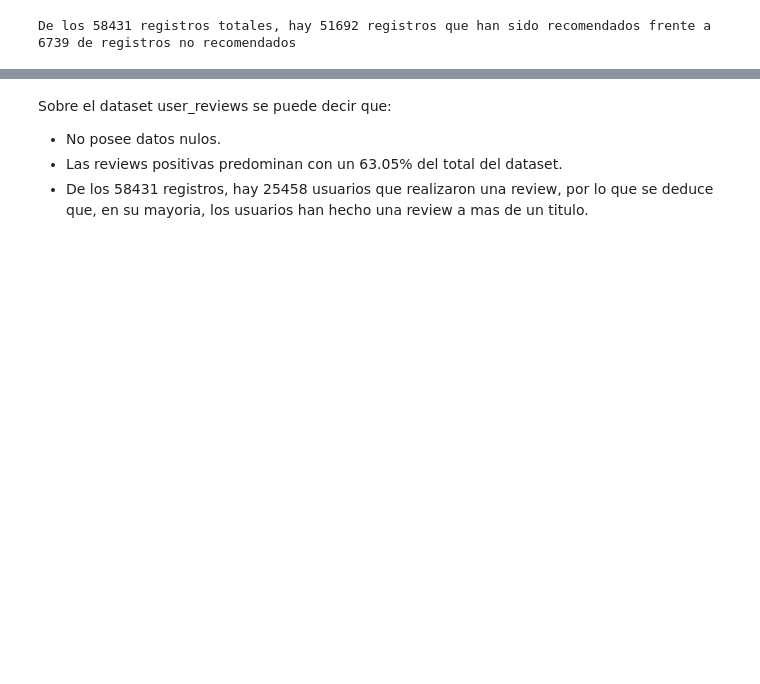
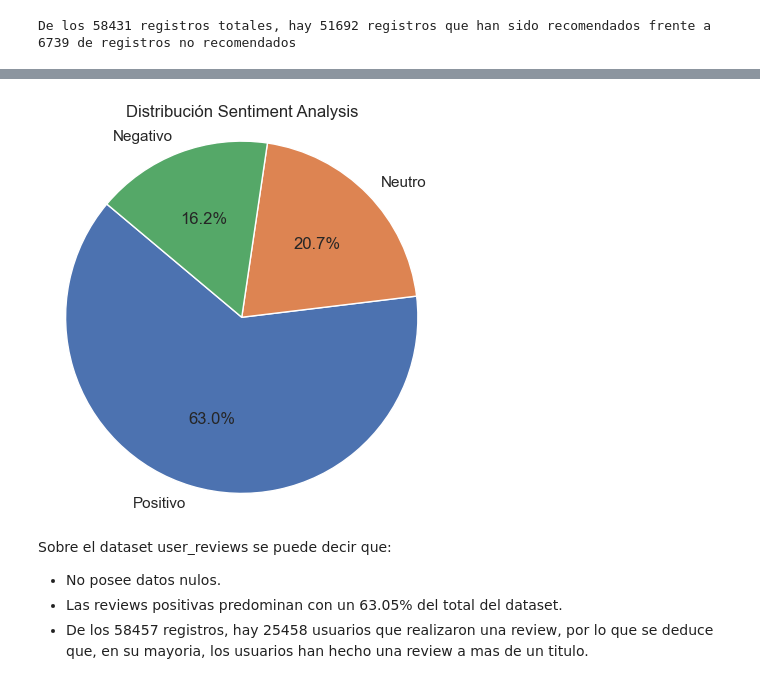
Before and after one commit to LeandroHerner/PI_01, a Jupyter notebook: EDA_User_Reviews.ipynb, the cells around one changed output, grey strips where cells are left out. Drawn from its saved outputs; the diff is of its cells as text; code cells hidden in the pictures; blank space fills up the shorter version.

```diff
--- a/EDA_User_Reviews.ipynb
+++ b/EDA_User_Reviews.ipynb
@@ -104,5 +105,20 @@ positivos , neutros, negativos
+# %%
+# Para mejor interpretación de los porcentajes se crea un piechart
+sizes = positivos , neutros, negativos
+etiqueta = 'Positivo', 'Neutro', 'Negativo'
+sns.set_theme()
+
+plt.figure(figsize=(5,5))
+plt.pie(sizes,labels=etiqueta, autopct='%1.1f%%', startangle=140)
+
+plt.title('Distribución Sentiment Analysis')
+plt.axis('equal')
+
+plt.show()
+# %% [output]
+[figure, added]
 # %% [markdown]
 Sobre el dataset user_reviews se puede decir que:
 - No posee datos nulos.
 - Las reviews positivas predominan con un 63.05% del total del dataset.
-- De los 58431 registros, hay 25458 usuarios que realizaron una review, por lo que se deduce que, en su mayoria, los usuarios han hecho una review a mas de un titulo.
+- De los 58457 registros, hay 25458 usuarios que realizaron una review, por lo que se deduce que, en su mayoria, los usuarios han hecho una review a mas de un titulo.
```
Also changed, not shown: parts of 6 cells of this notebook, 12 other files.
